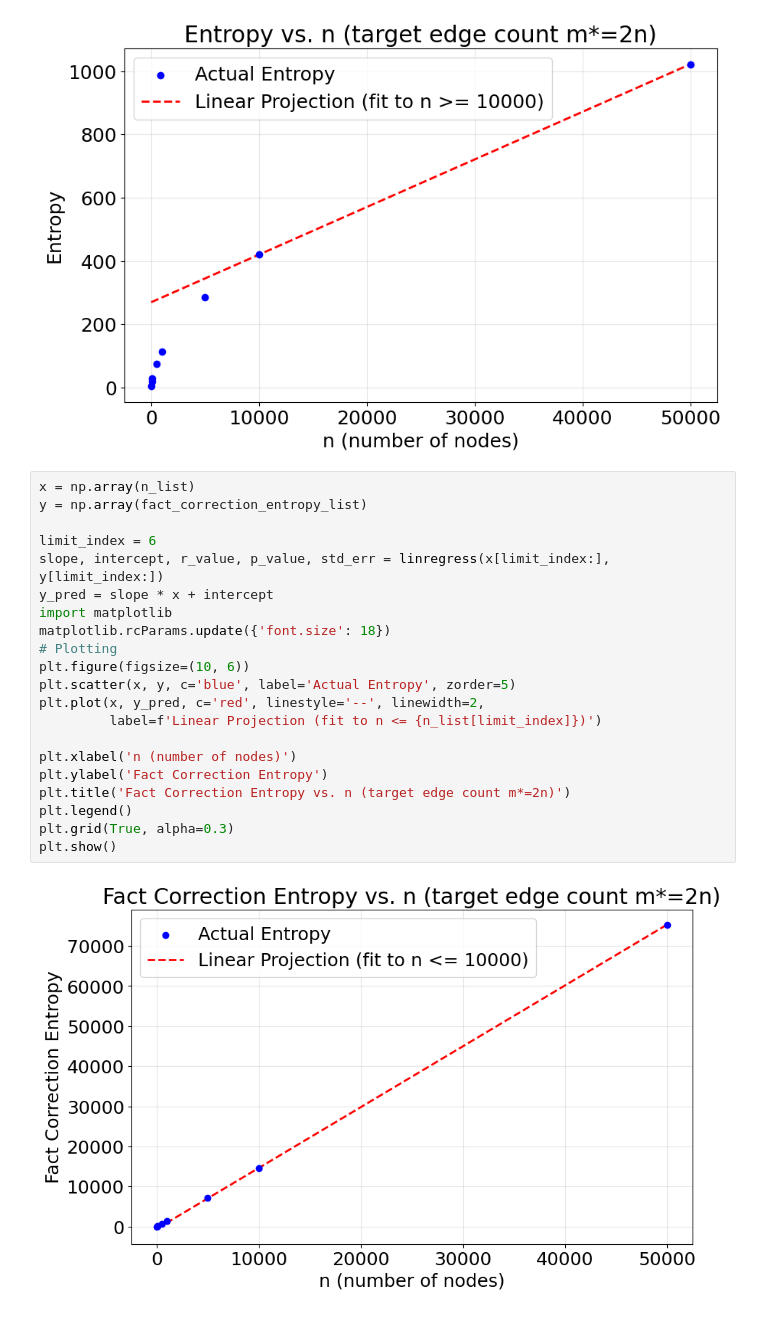
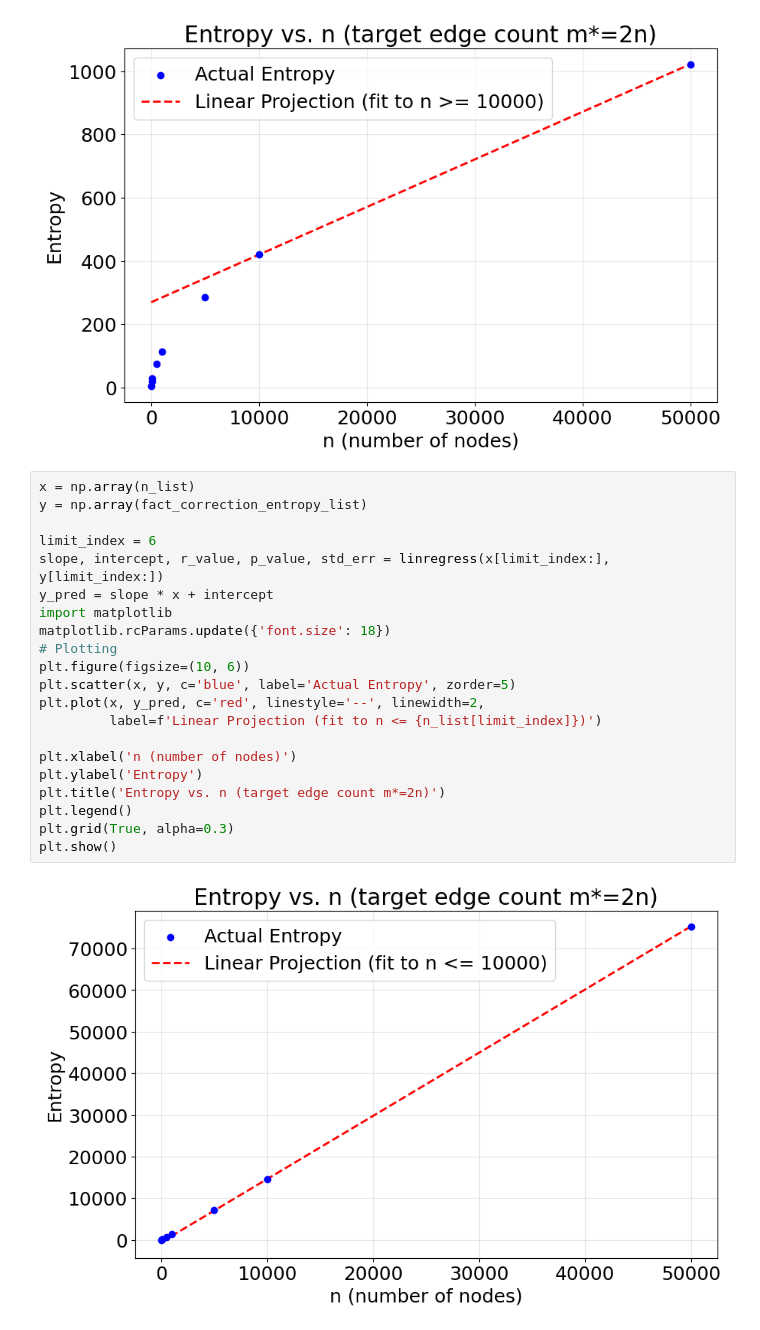
Before and after one commit to CarelessZebra/IIB_project, a Jupyter notebook: graphs.ipynb, the cells around one changed output. Saved outputs shown, nothing was run; the diff lists cells and outputs as text.

```diff
--- a/graphs.ipynb
+++ b/graphs.ipynb
@@ -605,23 +612,23 @@ plt.show()
 # %%
 x = np.array(n_list)
 y = np.array(fact_correction_entropy_list)
 
 limit_index = 6
 slope, intercept, r_value, p_value, std_err = linregress(x[limit_index:], y[limit_index:])
 y_pred = slope * x + intercept
 import matplotlib
 matplotlib.rcParams.update({'font.size': 18})
 # Plotting
 plt.figure(figsize=(10, 6))
 plt.scatter(x, y, c='blue', label='Actual Entropy', zorder=5)
 plt.plot(x, y_pred, c='red', linestyle='--', linewidth=2,
          label=f'Linear Projection (fit to n <= {n_list[limit_index]})')
 
 plt.xlabel('n (number of nodes)')
-plt.ylabel('Fact Correction Entropy')
-plt.title('Fact Correction Entropy vs. n (target edge count m*=2n)')
+plt.ylabel('Entropy')
+plt.title('Entropy vs. n (target edge count m*=2n)')
 plt.legend()
 plt.grid(True, alpha=0.3)
 plt.show()
 # %% [output]
-[figure, old version]
+[figure, new version]
```
Also changed, not shown: parts of 2 cells of this notebook, 1 other file.
